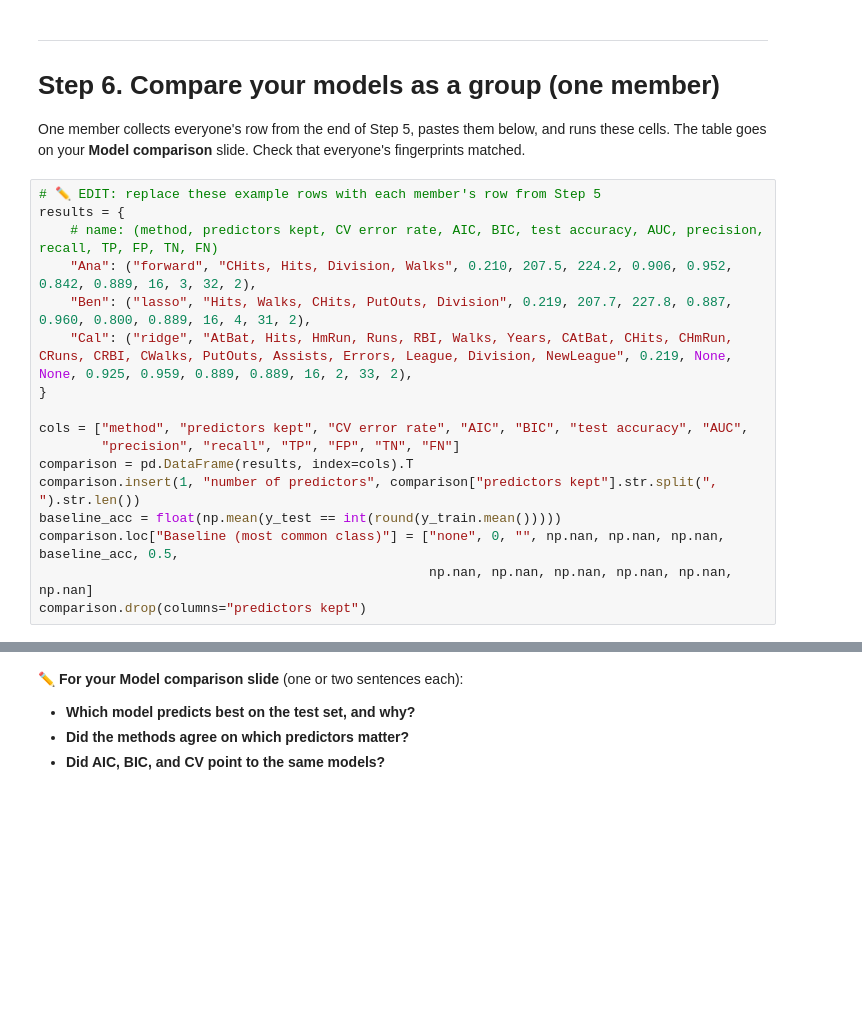
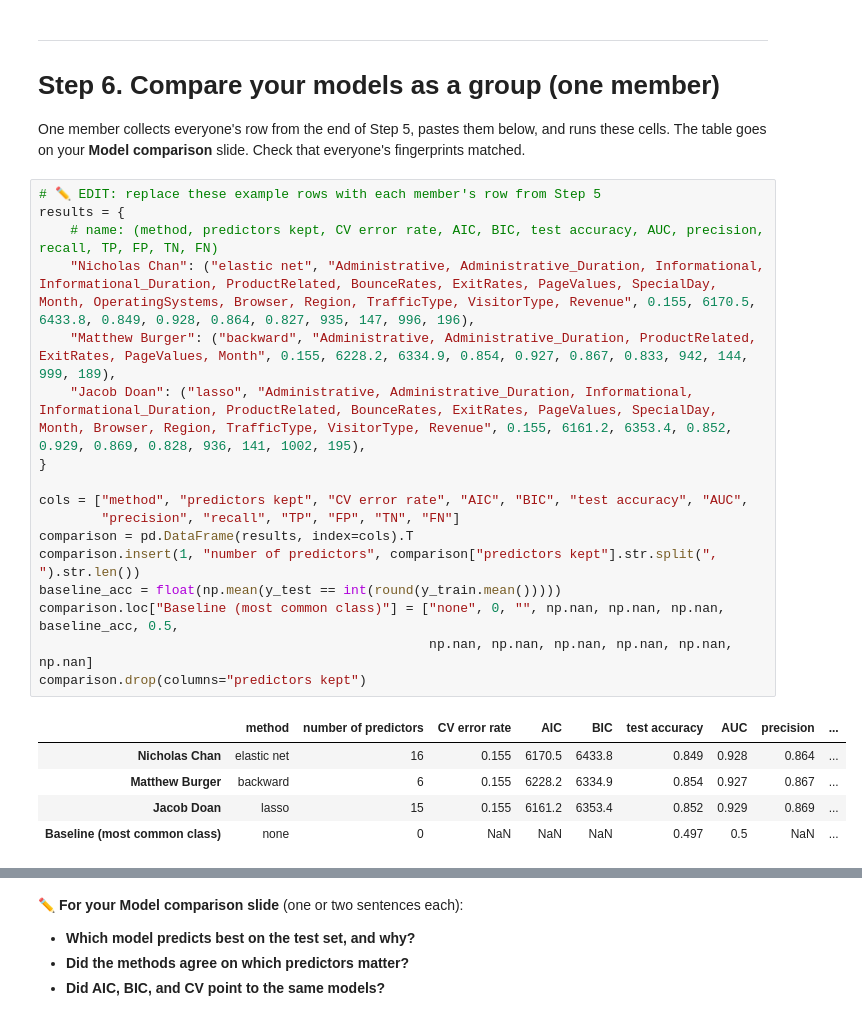
Before and after one commit to j2doan/online-purchase-behavior, a Jupyter notebook: notebooks/Checkpoint2/CP2_Matthew_Burger.ipynb, the cells around one changed output, grey strips where cells are left out. Cells and saved outputs as stored; diff of their text form; blank space fills up the shorter version.

```diff
--- a/notebooks/Checkpoint2/CP2_Matthew_Burger.ipynb
+++ b/notebooks/Checkpoint2/CP2_Matthew_Burger.ipynb
@@ -860,20 +860,26 @@ One member collects everyone's row from the end of Step 5, pastes them below, an
 # %%
 # ✏️ EDIT: replace these example rows with each member's row from Step 5
 results = {
     # name: (method, predictors kept, CV error rate, AIC, BIC, test accuracy, AUC, precision, recall, TP, FP, TN, FN)
-    "Ana": ("forward", "CHits, Hits, Division, Walks", 0.210, 207.5, 224.2, 0.906, 0.952, 0.842, 0.889, 16, 3, 32, 2),
-    "Ben": ("lasso", "Hits, Walks, CHits, PutOuts, Division", 0.219, 207.7, 227.8, 0.887, 0.960, 0.800, 0.889, 16, 4, 31, 2),
-    "Cal": ("ridge", "AtBat, Hits, HmRun, Runs, RBI, Walks, Years, CAtBat, CHits, CHmRun, CRuns, CRBI, CWalks, PutOuts, Assists, Errors, League, Division, NewLeague", 0.219, None, None, 0.925, 0.959, 0.889, 0.889, 16, 2, 33, 2),
+    "Nicholas Chan": ("elastic net", "Administrative, Administrative_Duration, Informational, Informational_Duration, ProductRelated, BounceRates, ExitRates, PageValues, SpecialDay, Month, OperatingSystems, Browser, Region, TrafficType, VisitorType, Revenue", 0.155, 6170.5, 6433.8, 0.849, 0.928, 0.864, 0.827, 935, 147, 996, 196),
+    "Matthew Burger": ("backward", "Administrative, Administrative_Duration, ProductRelated, ExitRates, PageValues, Month", 0.155, 6228.2, 6334.9, 0.854, 0.927, 0.867, 0.833, 942, 144, 999, 189),
+    "Jacob Doan": ("lasso", "Administrative, Administrative_Duration, Informational, Informational_Duration, ProductRelated, BounceRates, ExitRates, PageValues, SpecialDay, Month, Browser, Region, TrafficType, VisitorType, Revenue", 0.155, 6161.2, 6353.4, 0.852, 0.929, 0.869, 0.828, 936, 141, 1002, 195),
 }
 
 cols = ["method", "predictors kept", "CV error rate", "AIC", "BIC", "test accuracy", "AUC",
         "precision", "recall", "TP", "FP", "TN", "FN"]
 comparison = pd.DataFrame(results, index=cols).T
 comparison.insert(1, "number of predictors", comparison["predictors kept"].str.split(", ").str.len())
 baseline_acc = float(np.mean(y_test == int(round(y_train.mean()))))
 comparison.loc["Baseline (most common class)"] = ["none", 0, "", np.nan, np.nan, np.nan, baseline_acc, 0.5,
                                                   np.nan, np.nan, np.nan, np.nan, np.nan, np.nan]
 comparison.drop(columns="predictors kept")
+# %% [output]
+|  | method | number of predictors | CV error rate | AIC | BIC | test accuracy | AUC | precision | ... |
+| Nicholas Chan | elastic net | 16 | 0.155 | 6170.5 | 6433.8 | 0.849 | 0.928 | 0.864 | ... |
+| Matthew Burger | backward | 6 | 0.155 | 6228.2 | 6334.9 | 0.854 | 0.927 | 0.867 | ... |
+| Jacob Doan | lasso | 15 | 0.155 | 6161.2 | 6353.4 | 0.852 | 0.929 | 0.869 | ... |
+| Baseline (most common class) | none | 0 | NaN | NaN | NaN | 0.497 | 0.5 | NaN | ... |
 # %%
 # Which predictors did each method keep?
 members = [m for m in comparison.index if m != "Baseline (most common class)"]
```
Also changed, not shown: parts of 2 cells of this notebook, 4 other files.
